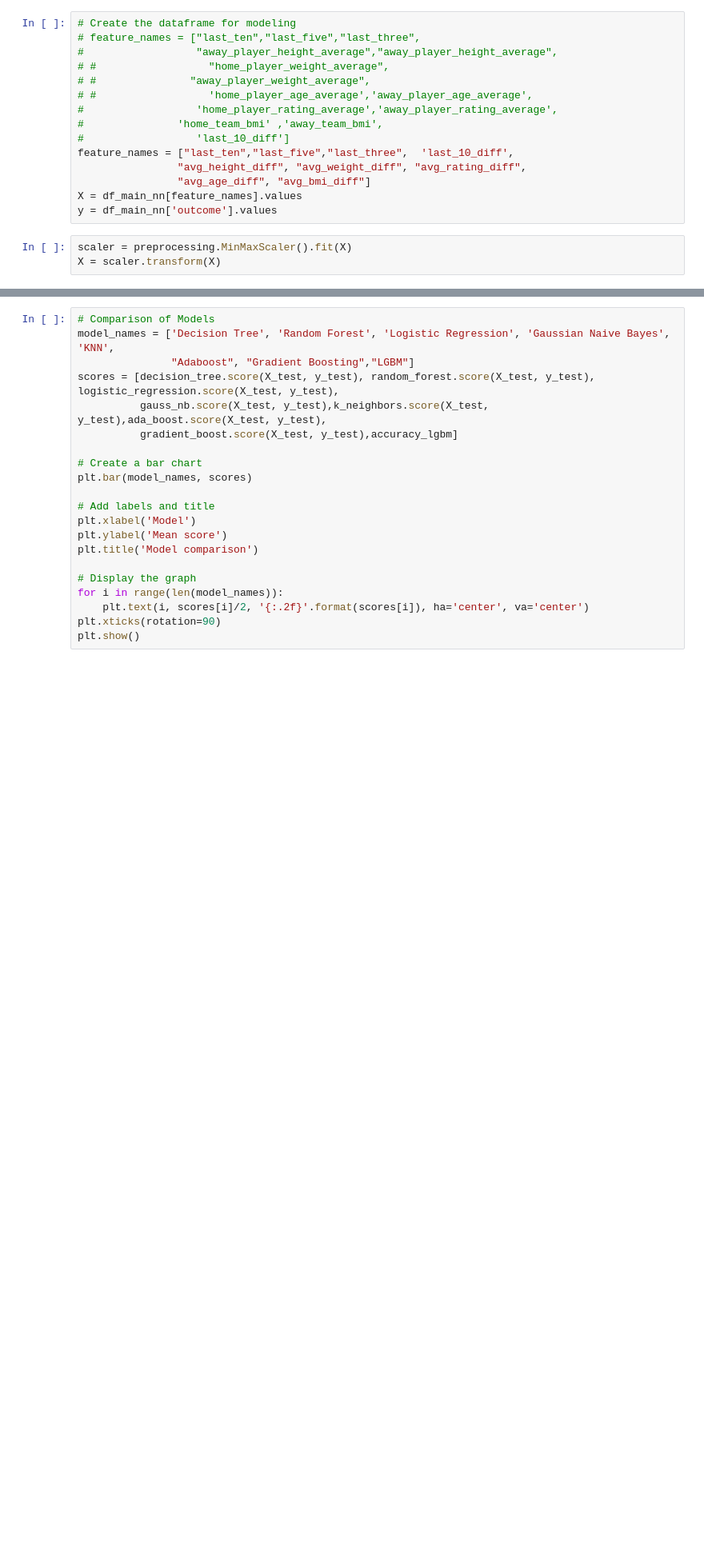
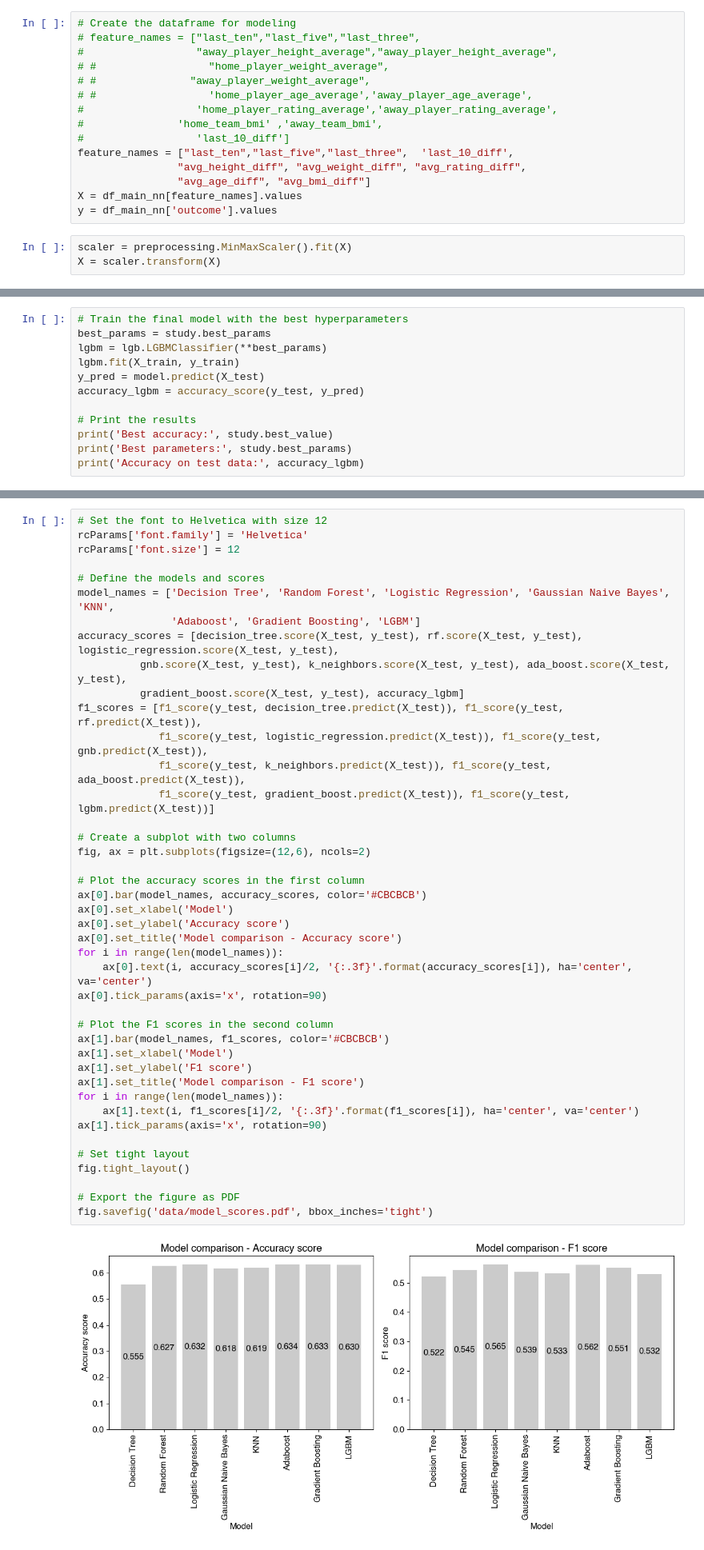
Before and after one commit to mannanrehbari/ml-project-soccer-analysis, a Jupyter notebook: [3] soccer-analysis-training-and-predictions.ipynb, the cells around one changed output, grey strips where cells are left out. Shown at 80% size. Drawn from its saved outputs; the diff is of its cells as text; blank space fills up the shorter version.

```diff
--- a/[3] soccer-analysis-training-and-predictions.ipynb
+++ b/[3] soccer-analysis-training-and-predictions.ipynb
@@ -211,0 +648,12 @@ print('Accuracy on test data:', accuracy_lgbm)
+# %%
+# Train the final model with the best hyperparameters
+best_params = study.best_params
+lgbm = lgb.LGBMClassifier(**best_params)
+lgbm.fit(X_train, y_train)
+y_pred = model.predict(X_test)
+accuracy_lgbm = accuracy_score(y_test, y_pred)
+
+# Print the results
+print('Best accuracy:', study.best_value)
+print('Best parameters:', study.best_params)
+print('Accuracy on test data:', accuracy_lgbm)
@@ -212,21 +667,44 @@ print('Accuracy on test data:', accuracy_lgbm)
 # %%
-# Comparison of Models
+# Set the font to Helvetica with size 12
+rcParams['font.family'] = 'Helvetica'
+rcParams['font.size'] = 12
+
+# Define the models and scores
 model_names = ['Decision Tree', 'Random Forest', 'Logistic Regression', 'Gaussian Naive Bayes', 'KNN',
-               "Adaboost", "Gradient Boosting","LGBM"]
-scores = [decision_tree.score(X_test, y_test), random_forest.score(X_test, y_test), logistic_regression.score(X_test, y_test),
-          gauss_nb.score(X_test, y_test),k_neighbors.score(X_test, y_test),ada_boost.score(X_test, y_test),
-          gradient_boost.score(X_test, y_test),accuracy_lgbm]
+               'Adaboost', 'Gradient Boosting', 'LGBM']
+accuracy_scores = [decision_tree.score(X_test, y_test), rf.score(X_test, y_test), logistic_regression.score(X_test, y_test),
+          gnb.score(X_test, y_test), k_neighbors.score(X_test, y_test), ada_boost.score(X_test, y_test),
+          gradient_boost.score(X_test, y_test), accuracy_lgbm]
+f1_scores = [f1_score(y_test, decision_tree.predict(X_test)), f1_score(y_test, rf.predict(X_test)),
+             f1_score(y_test, logistic_regression.predict(X_test)), f1_score(y_test, gnb.predict(X_test)),
+             f1_score(y_test, k_neighbors.predict(X_test)), f1_score(y_test, ada_boost.predict(X_test)),
+             f1_score(y_test, gradient_boost.predict(X_test)), f1_score(y_test, lgbm.predict(X_test))]
 
-# Create a bar chart
-plt.bar(model_names, scores)
+# Create a subplot with two columns
+fig, ax = plt.subplots(figsize=(12,6), ncols=2)
 
-# Add labels and title
-plt.xlabel('Model')
-plt.ylabel('Mean score')
-plt.title('Model comparison')
+# Plot the accuracy scores in the first column
+ax[0].bar(model_names, accuracy_scores, color='#CBCBCB')
+ax[0].set_xlabel('Model')
+ax[0].set_ylabel('Accuracy score')
+ax[0].set_title('Model comparison - Accuracy score')
+for i in range(len(model_names)):
+    ax[0].text(i, accuracy_scores[i]/2, '{:.3f}'.format(accuracy_scores[i]), ha='center', va='center')
+ax[0].tick_params(axis='x', rotation=90)
 
-# Display the graph
+# Plot the F1 scores in the second column
+ax[1].bar(model_names, f1_scores, color='#CBCBCB')
+ax[1].set_xlabel('Model')
+ax[1].set_ylabel('F1 score')
+ax[1].set_title('Model comparison - F1 score')
 for i in range(len(model_names)):
-    plt.text(i, scores[i]/2, '{:.2f}'.format(scores[i]), ha='center', va='center')
-plt.xticks(rotation=90)
-plt.show()
+    ax[1].text(i, f1_scores[i]/2, '{:.3f}'.format(f1_scores[i]), ha='center', va='center')
+ax[1].tick_params(axis='x', rotation=90)
+
+# Set tight layout
+fig.tight_layout()
+
+# Export the figure as PDF
+fig.savefig('data/model_scores.pdf', bbox_inches='tight')
+# %% [output]
+[figure, added]
```
Also changed, not shown: parts of 24 cells of this notebook, 3 other files.
